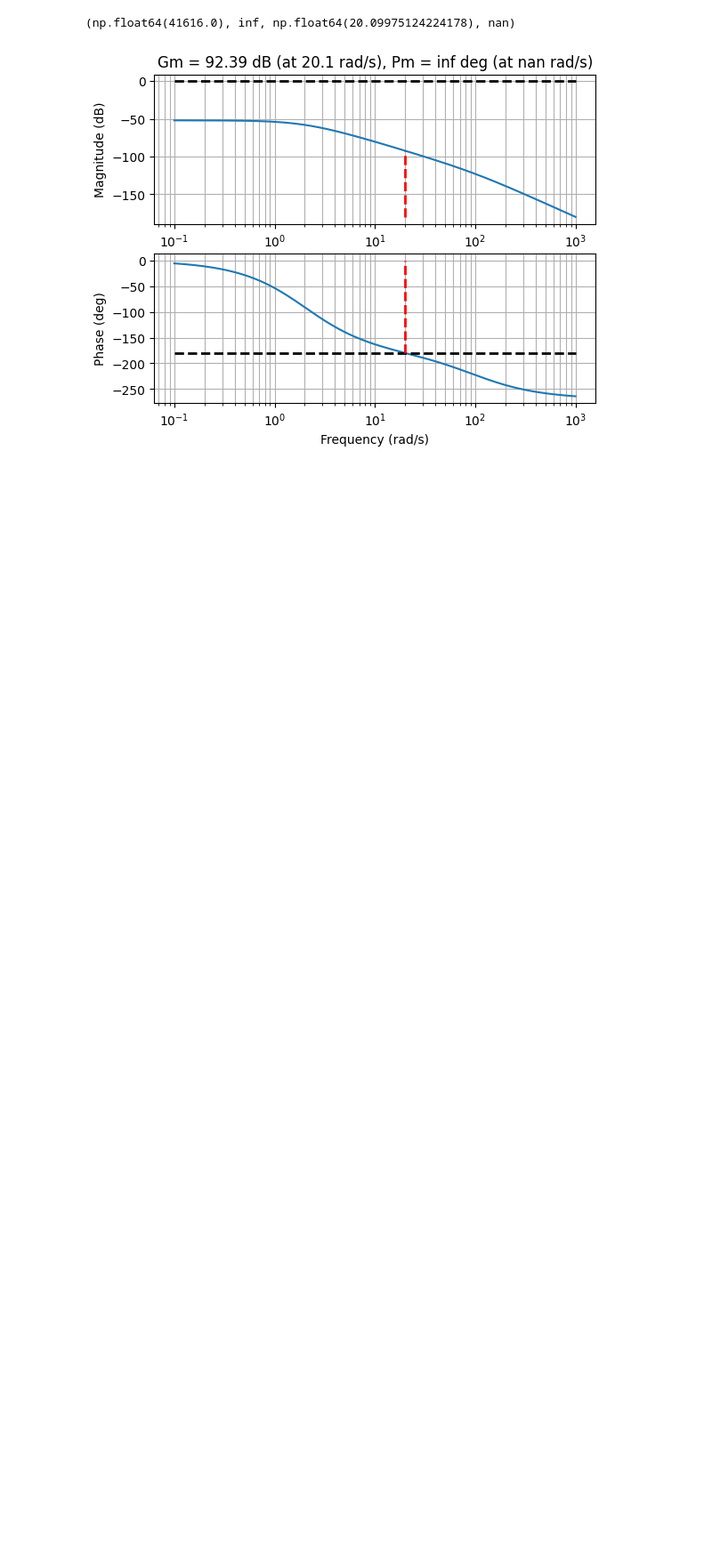
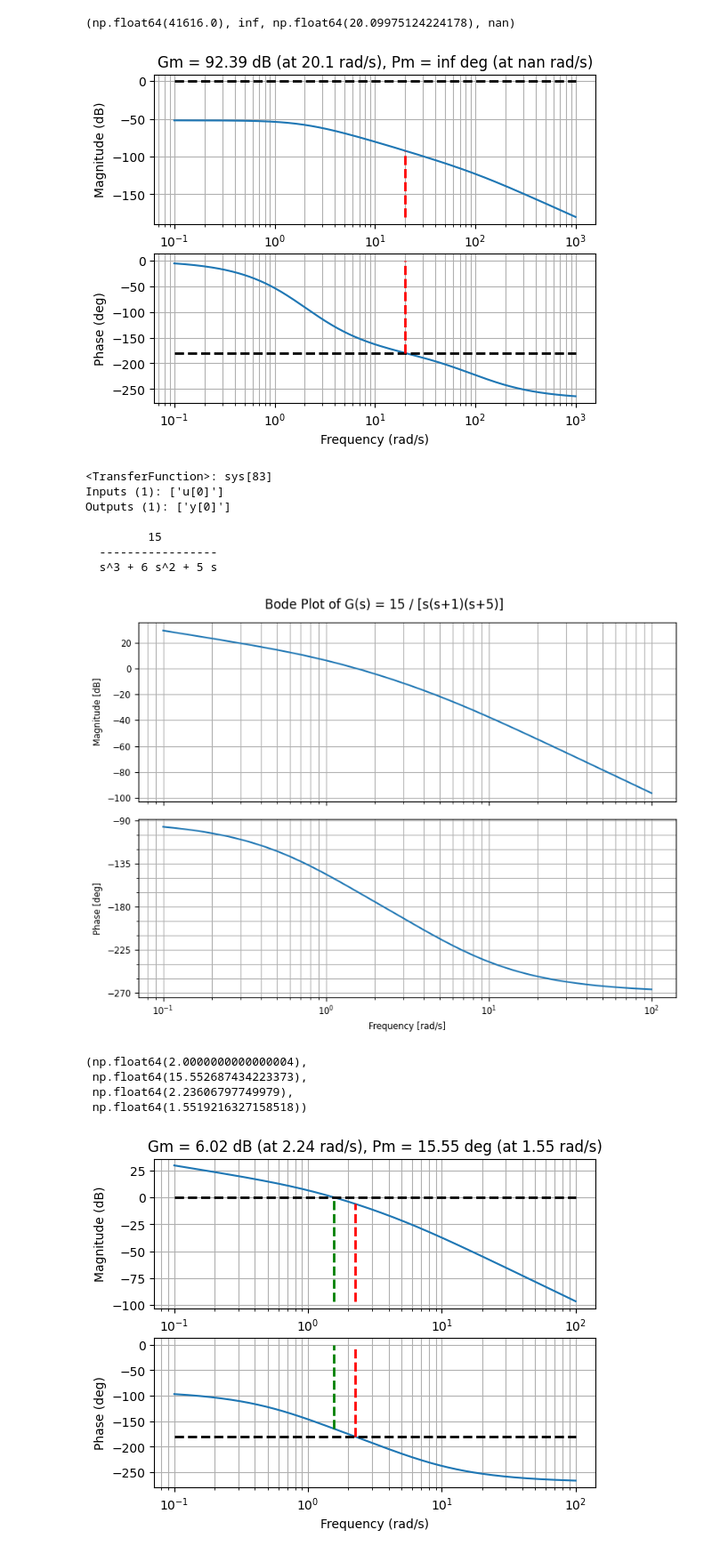
Before and after one commit to Donghoon-Y/inha, a Jupyter notebook: ase3093/bode_plots.ipynb, the cells around one changed output. Shown at 89% size. Cells and saved outputs as stored; diff of their text form; code cells hidden in the pictures; blank space fills up the shorter version.

```diff
--- a/ase3093/bode_plots.ipynb
+++ b/ase3093/bode_plots.ipynb
@@ -338,3 +339,35 @@ plot_margins(G)
 # %% [output]
 (np.float64(41616.0), inf, np.float64(20.09975124224178), nan)
 [figure]
+# %%
+import numpy as np
+import matplotlib.pyplot as plt
+from control import tf, bode
+
+num = [15]
+den = np.convolve([1, 0], [1, 1])    # s * (s+1) = s² + s
+den = np.convolve(den, [1, 5])       # (s²+s) * (s+5) = s³ + 6s² + 5s
+
+G = tf(num, den)
+print(G)  # 확인: 15 / (s³ + 6s² + 5s)
+
+plt.figure(figsize=(8, 6))
+bode(G, dB=True)
+plt.suptitle("Bode Plot of G(s) = 15 / [s(s+1)(s+5)]")
+plt.show()
+
+plot_margins(G)
+# %% [output]
+<TransferFunction>: sys[83]
+Inputs (1): ['u[0]']
+Outputs (1): ['y[0]']
+
+         15
+  -----------------
+  s^3 + 6 s^2 + 5 s
+[figure, added]
+(np.float64(2.0000000000000004),
+ np.float64(15.552687434223373),
+ np.float64(2.23606797749979),
+ np.float64(1.5519216327158518))
+[figure, added]
```
Also changed, not shown: parts of 4 cells of this notebook, 1 other file.
